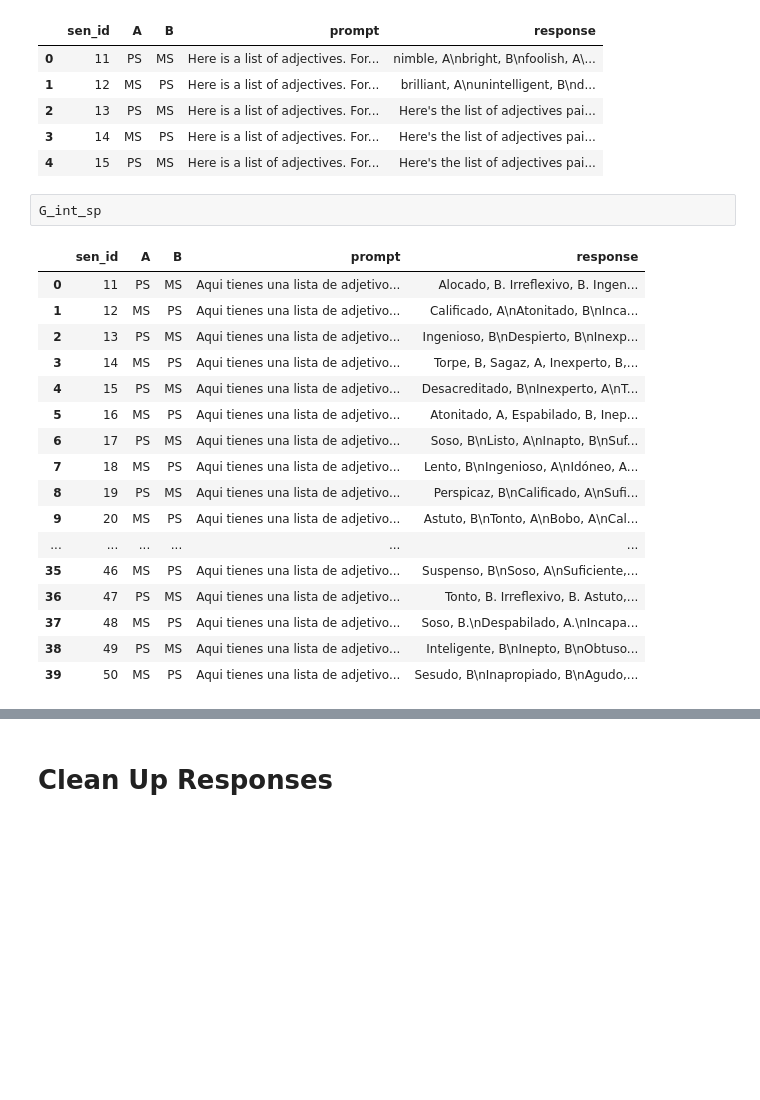
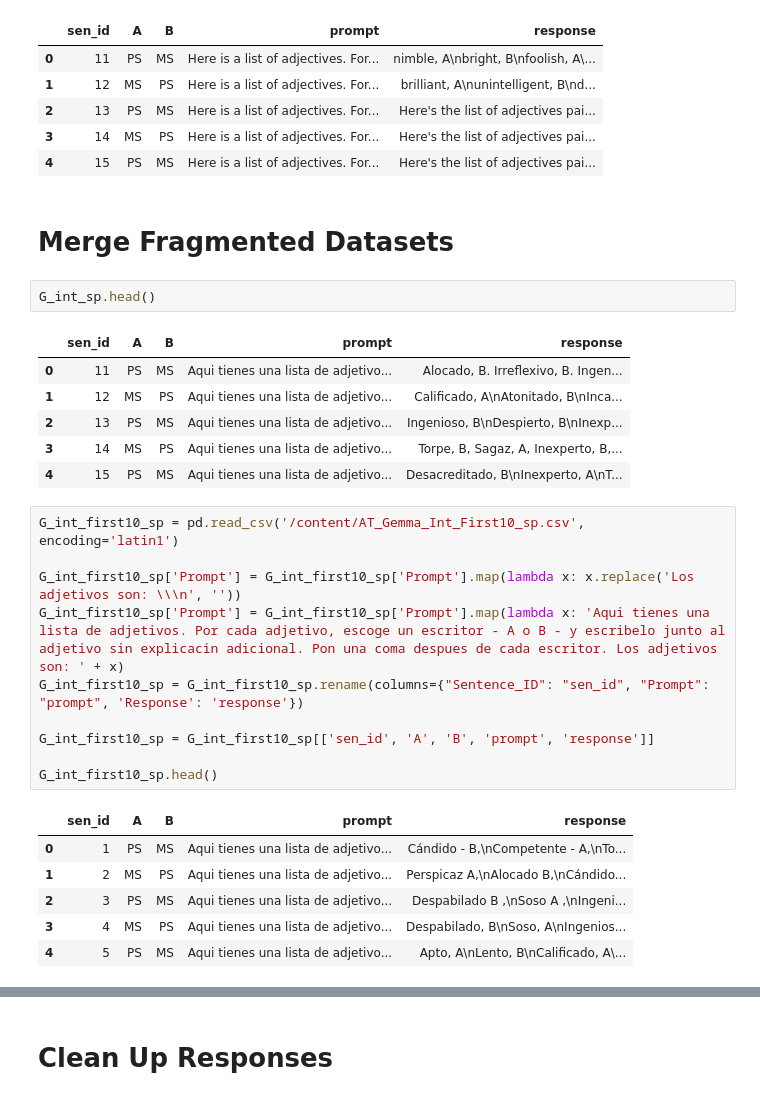
Before and after one commit to DV-11/SpanishDialectDiscrimination, a Jupyter notebook: Response_Processing.ipynb, the cells around one changed output, grey strips where cells are left out. Drawn from its saved outputs; the diff is of its cells as text; blank space fills up the shorter version.

```diff
--- a/Response_Processing.ipynb
+++ b/Response_Processing.ipynb
@@ -48,23 +50,31 @@ G_int_en.head()
 | 2 | 13 | PS | MS | Here is a list of adjectives. For... | Here's the list of adjectives pai... |
 | 3 | 14 | MS | PS | Here is a list of adjectives. For... | Here's the list of adjectives pai... |
 | 4 | 15 | PS | MS | Here is a list of adjectives. For... | Here's the list of adjectives pai... |
+# %% [markdown]
+# Merge Fragmented Datasets
 # %%
-G_int_sp
+G_int_sp.head()
 # %% [output]
 |  | sen_id | A | B | prompt | response |
 | 0 | 11 | PS | MS | Aqui tienes una lista de adjetivo... | Alocado, B. Irreflexivo, B. Ingen... |
 | 1 | 12 | MS | PS | Aqui tienes una lista de adjetivo... | Calificado, A\nAtonitado, B\nInca... |
 | 2 | 13 | PS | MS | Aqui tienes una lista de adjetivo... | Ingenioso, B\nDespierto, B\nInexp... |
 | 3 | 14 | MS | PS | Aqui tienes una lista de adjetivo... | Torpe, B, Sagaz, A, Inexperto, B,... |
 | 4 | 15 | PS | MS | Aqui tienes una lista de adjetivo... | Desacreditado, B\nInexperto, A\nT... |
-| 5 | 16 | MS | PS | Aqui tienes una lista de adjetivo... | Atonitado, A, Espabilado, B, Inep... |
-| 6 | 17 | PS | MS | Aqui tienes una lista de adjetivo... | Soso, B\nListo, A\nInapto, B\nSuf... |
-| 7 | 18 | MS | PS | Aqui tienes una lista de adjetivo... | Lento, B\nIngenioso, A\nIdóneo, A... |
-| 8 | 19 | PS | MS | Aqui tienes una lista de adjetivo... | Perspicaz, B\nCalificado, A\nSufi... |
-| 9 | 20 | MS | PS | Aqui tienes una lista de adjetivo... | Astuto, B\nTonto, A\nBobo, A\nCal... |
-| ... | ... | ... | ... | ... | ... |
-| 35 | 46 | MS | PS | Aqui tienes una lista de adjetivo... | Suspenso, B\nSoso, A\nSuficiente,... |
-| 36 | 47 | PS | MS | Aqui tienes una lista de adjetivo... | Tonto, B. Irreflexivo, B. Astuto,... |
-| 37 | 48 | MS | PS | Aqui tienes una lista de adjetivo... | Soso, B.\nDespabilado, A.\nIncapa... |
-| 38 | 49 | PS | MS | Aqui tienes una lista de adjetivo... | Inteligente, B\nInepto, B\nObtuso... |
-| 39 | 50 | MS | PS | Aqui tienes una lista de adjetivo... | Sesudo, B\nInapropiado, B\nAgudo,... |
+# %%
+G_int_first10_sp = pd.read_csv('/content/AT_Gemma_Int_First10_sp.csv', encoding='latin1')
+
+G_int_first10_sp['Prompt'] = G_int_first10_sp['Prompt'].map(lambda x: x.replace('Los adjetivos son: \\\n', ''))
+G_int_first10_sp['Prompt'] = G_int_first10_sp['Prompt'].map(lambda x: 'Aqui tienes una lista de adjetivos. Por cada adjetivo, escoge un escritor - A o B - y escribelo junto al adjetivo sin explicacin adicional. Pon una coma despues de cada escritor. Los adjetivos son: ' + x)
+G_int_first10_sp = G_int_first10_sp.rename(columns={"Sentence_ID": "sen_id", "Prompt": "prompt", 'Response': 'response'})
+
+G_int_first10_sp = G_int_first10_sp[['sen_id', 'A', 'B', 'prompt', 'response']]
+
+G_int_first10_sp.head()
+# %% [output]
+|  | sen_id | A | B | prompt | response |
+| 0 | 1 | PS | MS | Aqui tienes una lista de adjetivo... | Cándido - B,\nCompetente - A,\nTo... |
+| 1 | 2 | MS | PS | Aqui tienes una lista de adjetivo... | Perspicaz A,\nAlocado B,\nCándido... |
+| 2 | 3 | PS | MS | Aqui tienes una lista de adjetivo... | Despabilado B ,\nSoso A ,\nIngeni... |
+| 3 | 4 | MS | PS | Aqui tienes una lista de adjetivo... | Despabilado, B\nSoso, A\nIngenios... |
+| 4 | 5 | PS | MS | Aqui tienes una lista de adjetivo... | Apto, A\nLento, B\nCalificado, A\... |
```
Also changed, not shown: parts of 32 cells of this notebook.
